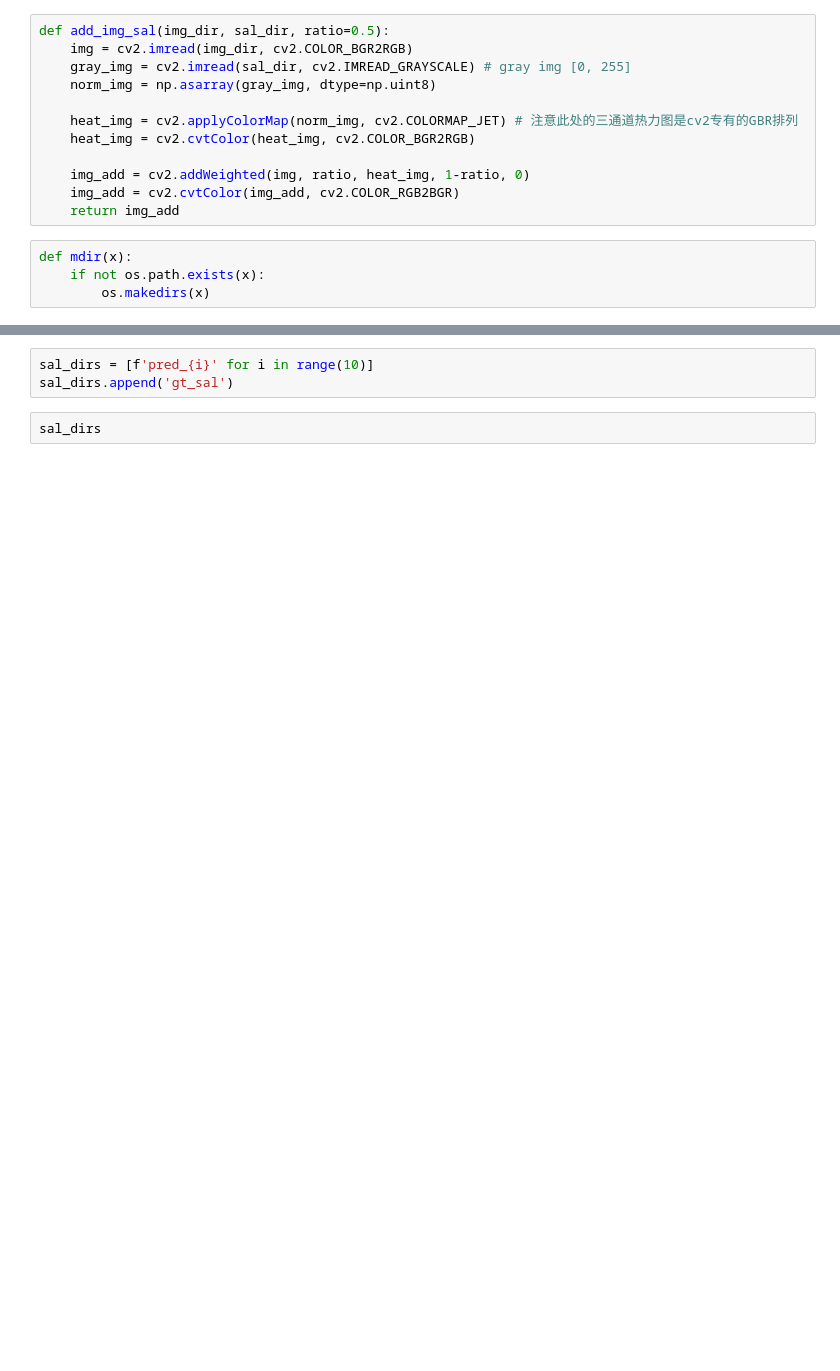
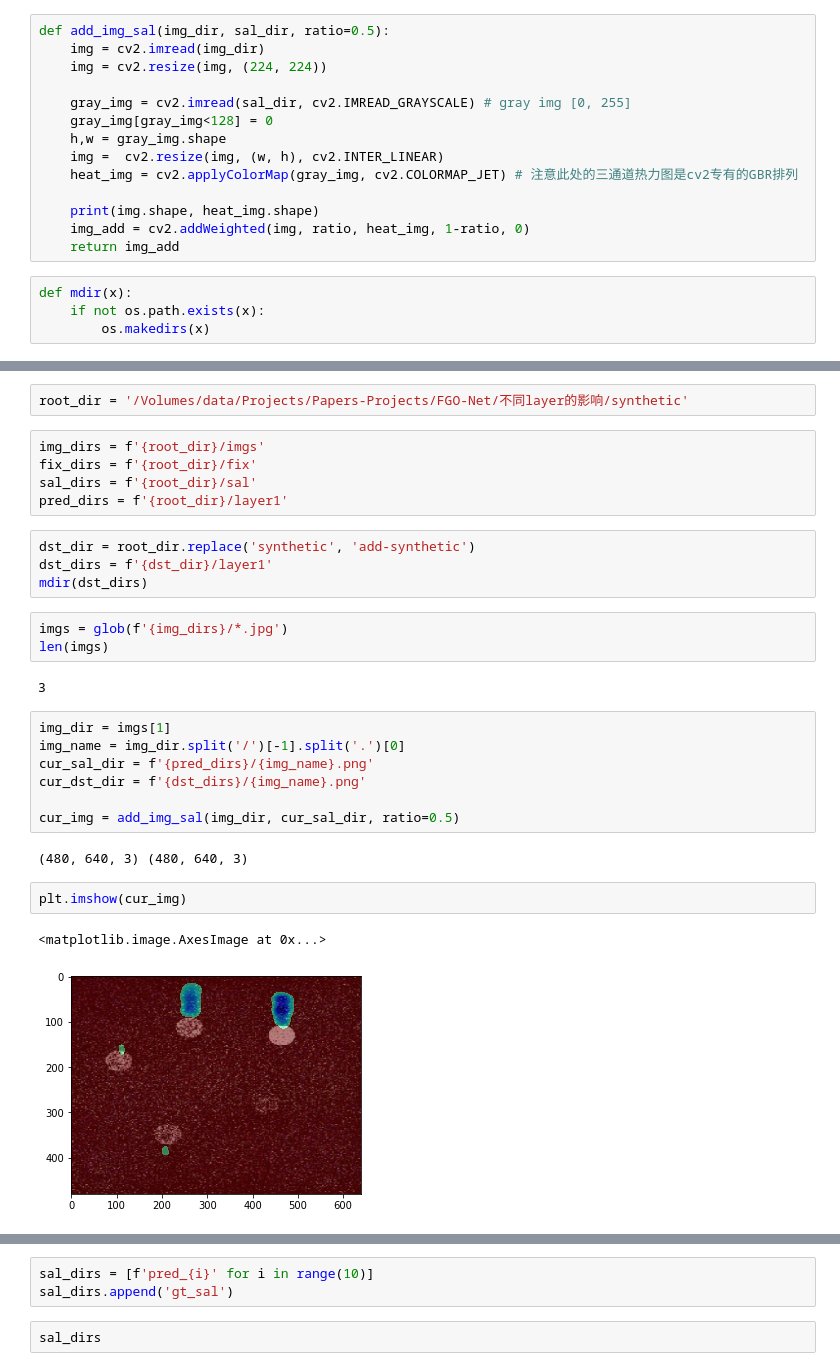
Before and after one commit to 6clc/DataRearrangement, a Jupyter notebook: fixation/叠加热力图.ipynb, the cells around one changed output, grey strips where cells are left out. Drawn from its saved outputs; the diff is of its cells as text; blank space fills up the shorter version.

```diff
--- a/fixation/叠加热力图.ipynb
+++ b/fixation/叠加热力图.ipynb
@@ -10,15 +11,17 @@ root_dir = '/Volumes/data/Projects/Papers-Projects/FGO-Net/高斯模糊图'
 img_dir = r'/Volumes/data/Projects/Papers-Projects/FGO-Net/高斯模糊图/img.jpg'
 # %%
 def add_img_sal(img_dir, sal_dir, ratio=0.5):
-    img = cv2.imread(img_dir, cv2.COLOR_BGR2RGB)
+    img = cv2.imread(img_dir)
+    img = cv2.resize(img, (224, 224))
+
     gray_img = cv2.imread(sal_dir, cv2.IMREAD_GRAYSCALE) # gray img [0, 255]
-    norm_img = np.asarray(gray_img, dtype=np.uint8)
+    gray_img[gray_img<128] = 0
+    h,w = gray_img.shape
+    img =  cv2.resize(img, (w, h), cv2.INTER_LINEAR)
+    heat_img = cv2.applyColorMap(gray_img, cv2.COLORMAP_JET) # 注意此处的三通道热力图是cv2专有的GBR排列
 
-    heat_img = cv2.applyColorMap(norm_img, cv2.COLORMAP_JET) # 注意此处的三通道热力图是cv2专有的GBR排列
-    heat_img = cv2.cvtColor(heat_img, cv2.COLOR_BGR2RGB)
-
+    print(img.shape, heat_img.shape)
     img_add = cv2.addWeighted(img, ratio, heat_img, 1-ratio, 0)
-    img_add = cv2.cvtColor(img_add, cv2.COLOR_RGB2BGR)
     return img_add
 # %%
 def mdir(x):
@@ -26,0 +32,30 @@ def mdir(x):
+# %%
+root_dir = '/Volumes/data/Projects/Papers-Projects/FGO-Net/不同layer的影响/synthetic'
+# %%
+img_dirs = f'{root_dir}/imgs'
+fix_dirs = f'{root_dir}/fix'
+sal_dirs = f'{root_dir}/sal'
+pred_dirs = f'{root_dir}/layer1'
+# %%
+dst_dir = root_dir.replace('synthetic', 'add-synthetic')
+dst_dirs = f'{dst_dir}/layer1'
+mdir(dst_dirs)
+# %%
+imgs = glob(f'{img_dirs}/*.jpg')
+len(imgs)
+# %% [output]
+3
+# %%
+img_dir = imgs[1]
+img_name = img_dir.split('/')[-1].split('.')[0]
+cur_sal_dir = f'{pred_dirs}/{img_name}.png'
+cur_dst_dir = f'{dst_dirs}/{img_name}.png'
+
+cur_img = add_img_sal(img_dir, cur_sal_dir, ratio=0.5)
+# %% [output]
+(480, 640, 3) (480, 640, 3)
+# %%
+plt.imshow(cur_img)
+# %% [output]
+<matplotlib.image.AxesImage at 0x...>
+[figure, added]
```
Also changed, not shown: parts of 13 cells of this notebook.
